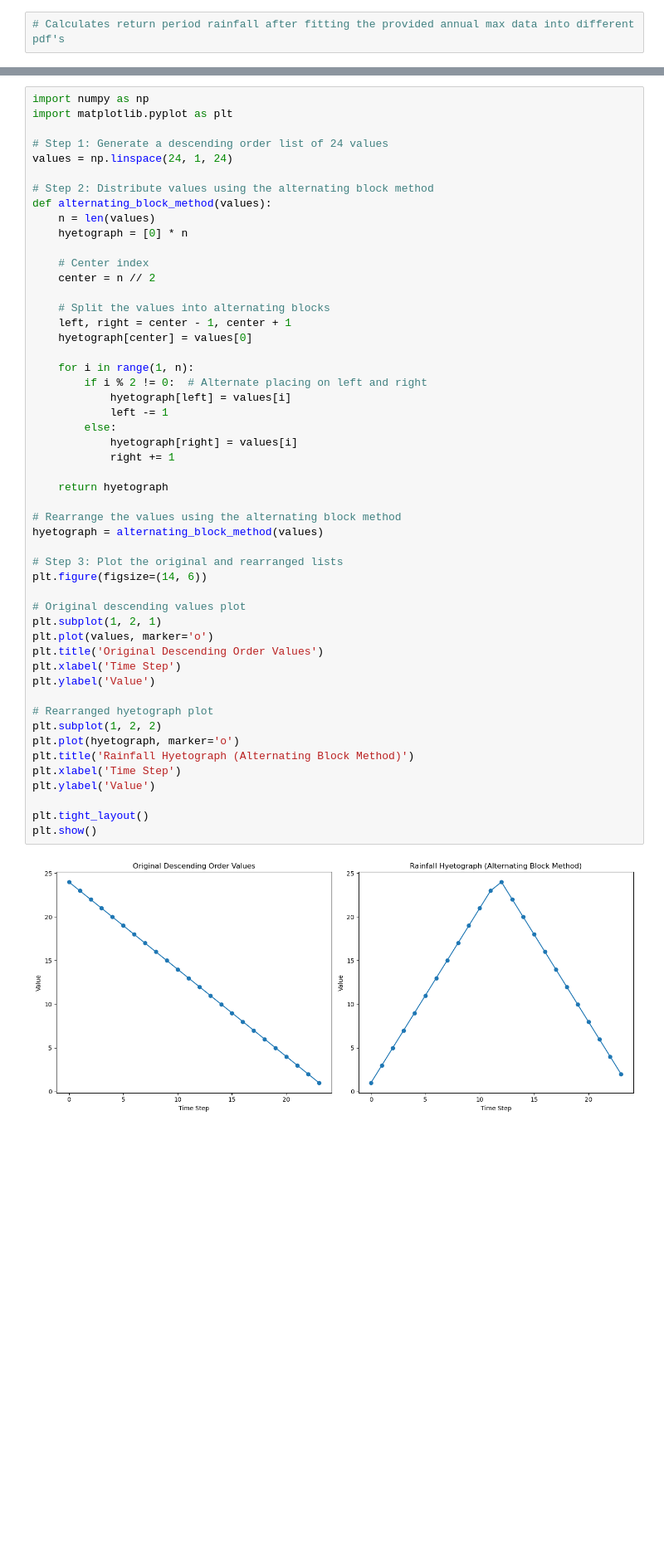
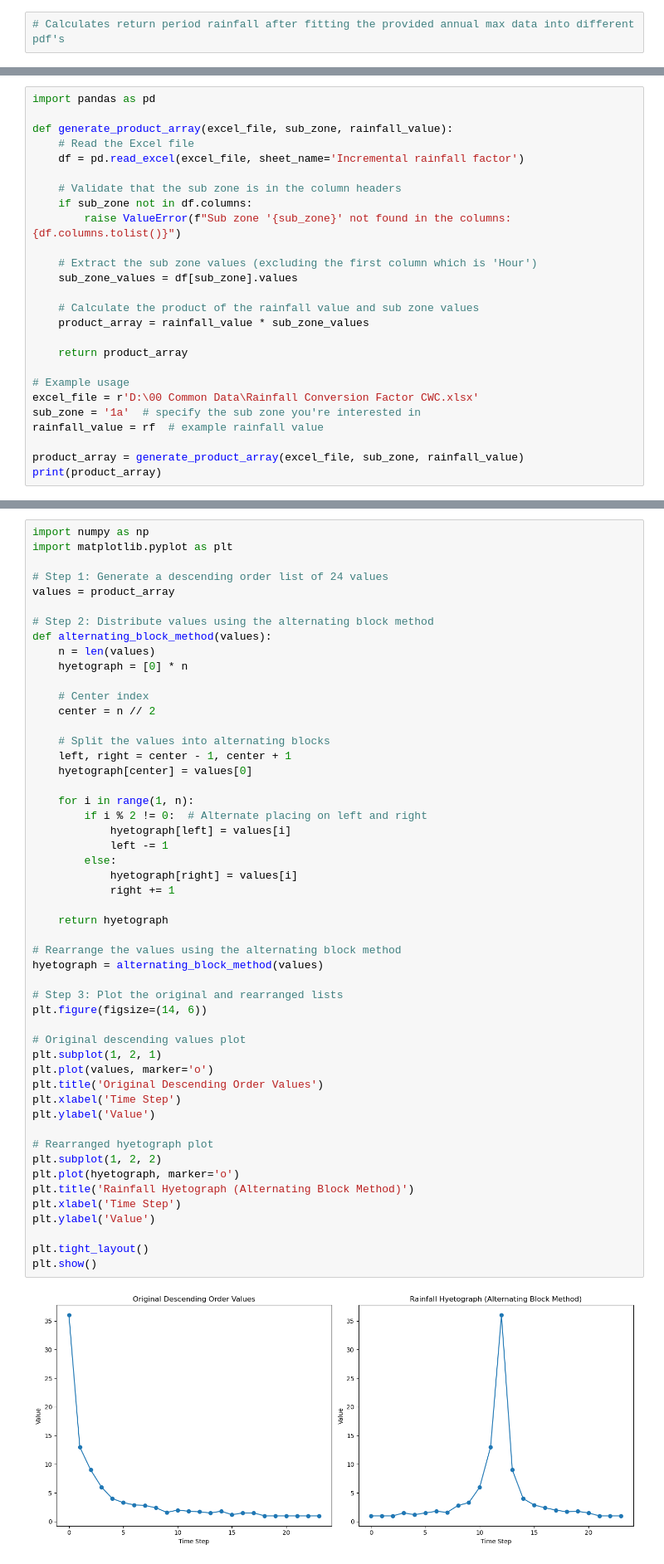
Before and after one commit to KarthikKrishnaD/Rainfall-analysis, a Jupyter notebook: distribution_fitting.ipynb, the cells around one changed output, grey strips where cells are left out. Shown at 83% size. Cells and saved outputs as stored; diff of their text form; blank space fills up the shorter version.

```diff
--- a/distribution_fitting.ipynb
+++ b/distribution_fitting.ipynb
@@ -72,0 +76,26 @@ Rainfall of  100 is 196.6675944307391
+# %%
+import pandas as pd
+
+def generate_product_array(excel_file, sub_zone, rainfall_value):
+    # Read the Excel file
+    df = pd.read_excel(excel_file, sheet_name='Incremental rainfall factor')
+
+    # Validate that the sub zone is in the column headers
+    if sub_zone not in df.columns:
+        raise ValueError(f"Sub zone '{sub_zone}' not found in the columns: {df.columns.tolist()}")
+
+    # Extract the sub zone values (excluding the first column which is 'Hour')
+    sub_zone_values = df[sub_zone].values
+
+    # Calculate the product of the rainfall value and sub zone values
+    product_array = rainfall_value * sub_zone_values
+
+    return product_array
+
+# Example usage
+excel_file = r'D:\00 Common Data\Rainfall Conversion Factor CWC.xlsx'
+sub_zone = '1a'  # specify the sub zone you're interested in
+rainfall_value = rf  # example rainfall value
+
+product_array = generate_product_array(excel_file, sub_zone, rainfall_value)
+print(product_array)
@@ -75,7 +108,7 @@ import numpy as np
 import matplotlib.pyplot as plt
 
 # Step 1: Generate a descending order list of 24 values
-values = np.linspace(24, 1, 24)
+values = product_array
 
 # Step 2: Distribute values using the alternating block method
 def alternating_block_method(values):
@@ -95,31 +128,31 @@ def alternating_block_method(values):
             left -= 1
         else:
             hyetograph[right] = values[i]
             right += 1
 
     return hyetograph
 
 # Rearrange the values using the alternating block method
 hyetograph = alternating_block_method(values)
 
 # Step 3: Plot the original and rearranged lists
 plt.figure(figsize=(14, 6))
 
 # Original descending values plot
 plt.subplot(1, 2, 1)
 plt.plot(values, marker='o')
 plt.title('Original Descending Order Values')
 plt.xlabel('Time Step')
 plt.ylabel('Value')
 
 # Rearranged hyetograph plot
 plt.subplot(1, 2, 2)
 plt.plot(hyetograph, marker='o')
 plt.title('Rainfall Hyetograph (Alternating Block Method)')
 plt.xlabel('Time Step')
 plt.ylabel('Value')
 
 plt.tight_layout()
 plt.show()
 # %% [output]
-[figure, old version]
+[figure, new version]
```
Also changed, not shown: parts of 5 cells of this notebook, 3 other files.
